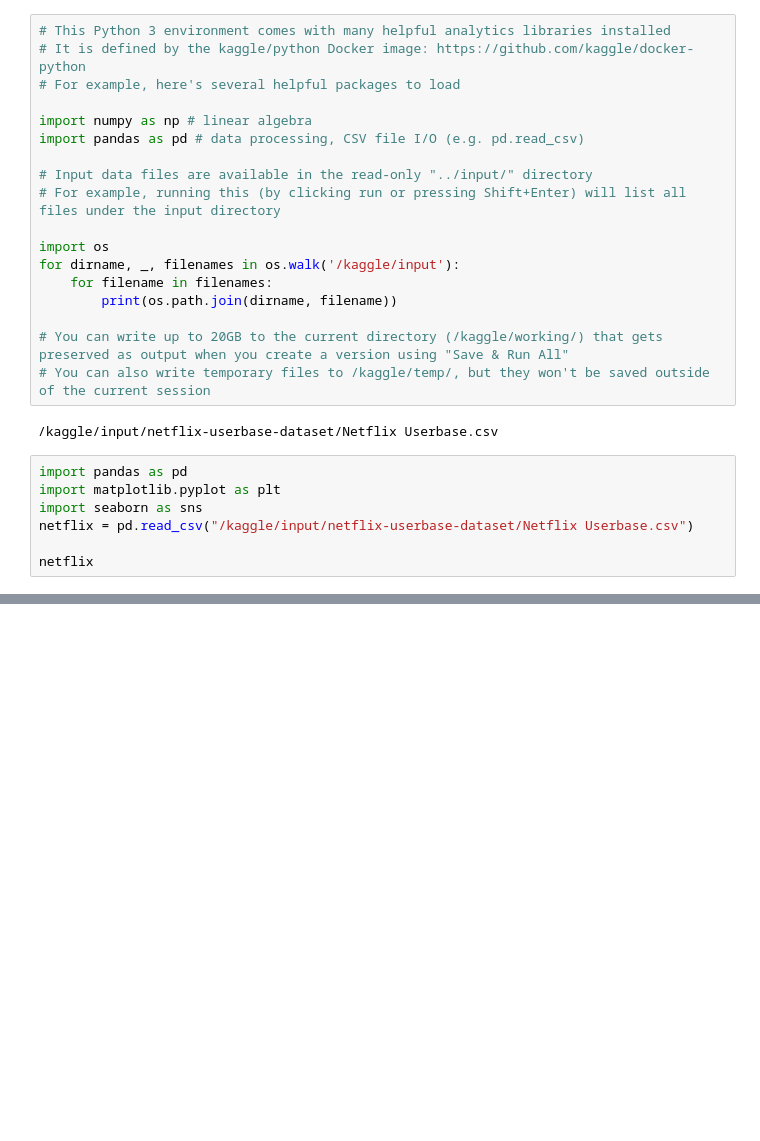
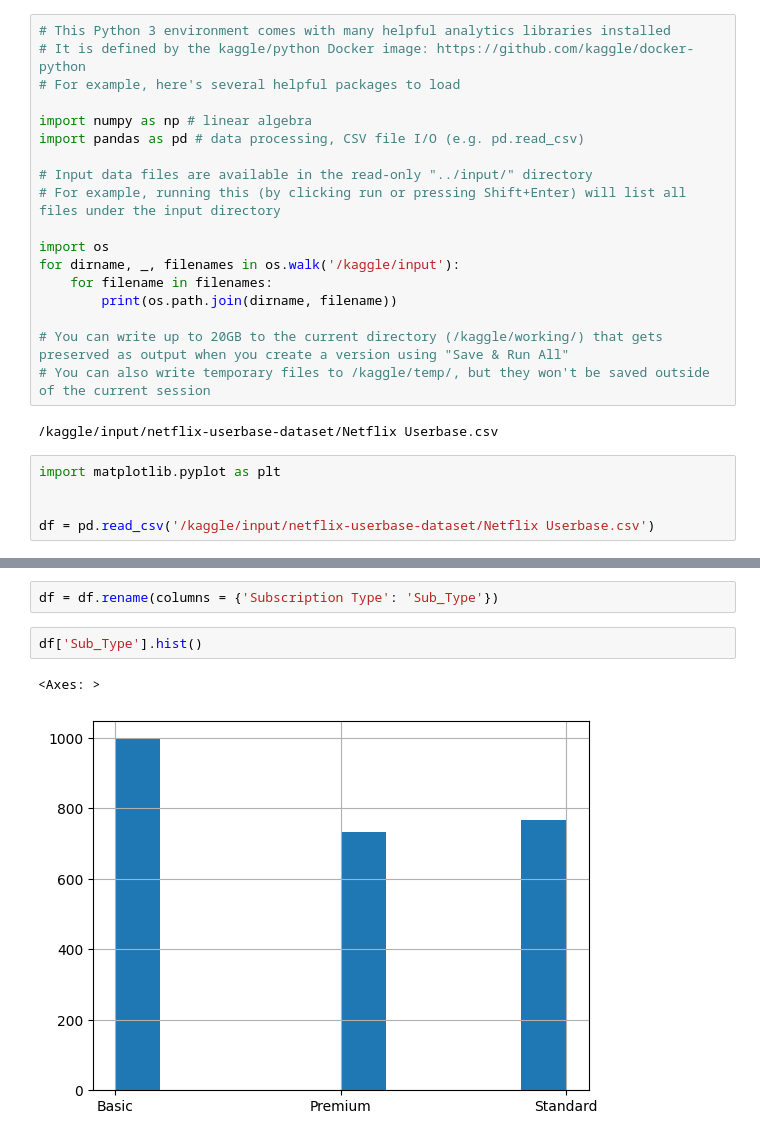
Before and after one commit to CesarB2025/Netflix-dataset, a Jupyter notebook: netflix.ipynb, the cells around one changed output, grey strips where cells are left out. Saved outputs shown, nothing was run; the diff lists cells and outputs as text; blank space fills up the shorter version.

Commit message:
Kaggle Notebook | Netflix-dataset | Version 1

```diff
--- a/netflix.ipynb
+++ b/netflix.ipynb
@@ -19,9 +19,7 @@ for dirname, _, filenames in os.walk('/kaggle/input'):
 # %% [output]
 /kaggle/input/netflix-userbase-dataset/Netflix Userbase.csv
 # %%
-import pandas as pd
 import matplotlib.pyplot as plt
-import seaborn as sns
-netflix = pd.read_csv("/kaggle/input/netflix-userbase-dataset/Netflix Userbase.csv")
 
-netflix
+
+df = pd.read_csv('/kaggle/input/netflix-userbase-dataset/Netflix Userbase.csv')
@@ -84,0 +95,7 @@ plt.ylim(700,1000)
+# %%
+df = df.rename(columns = {'Subscription Type': 'Sub_Type'})
+# %%
+df['Sub_Type'].hist()
+# %% [output]
+<Axes: >
+[figure, added]
```
Also changed, not shown: parts of 48 cells of this notebook.
